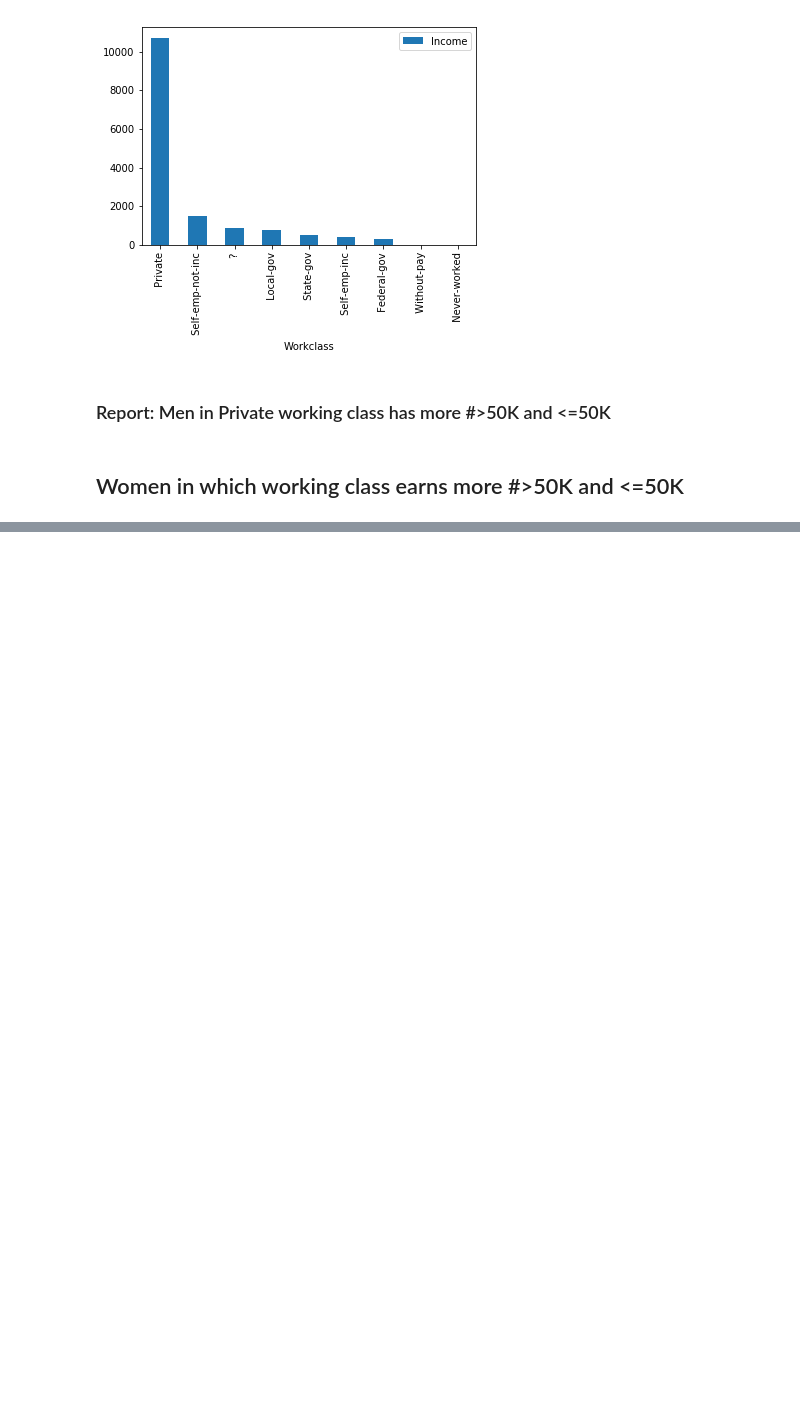
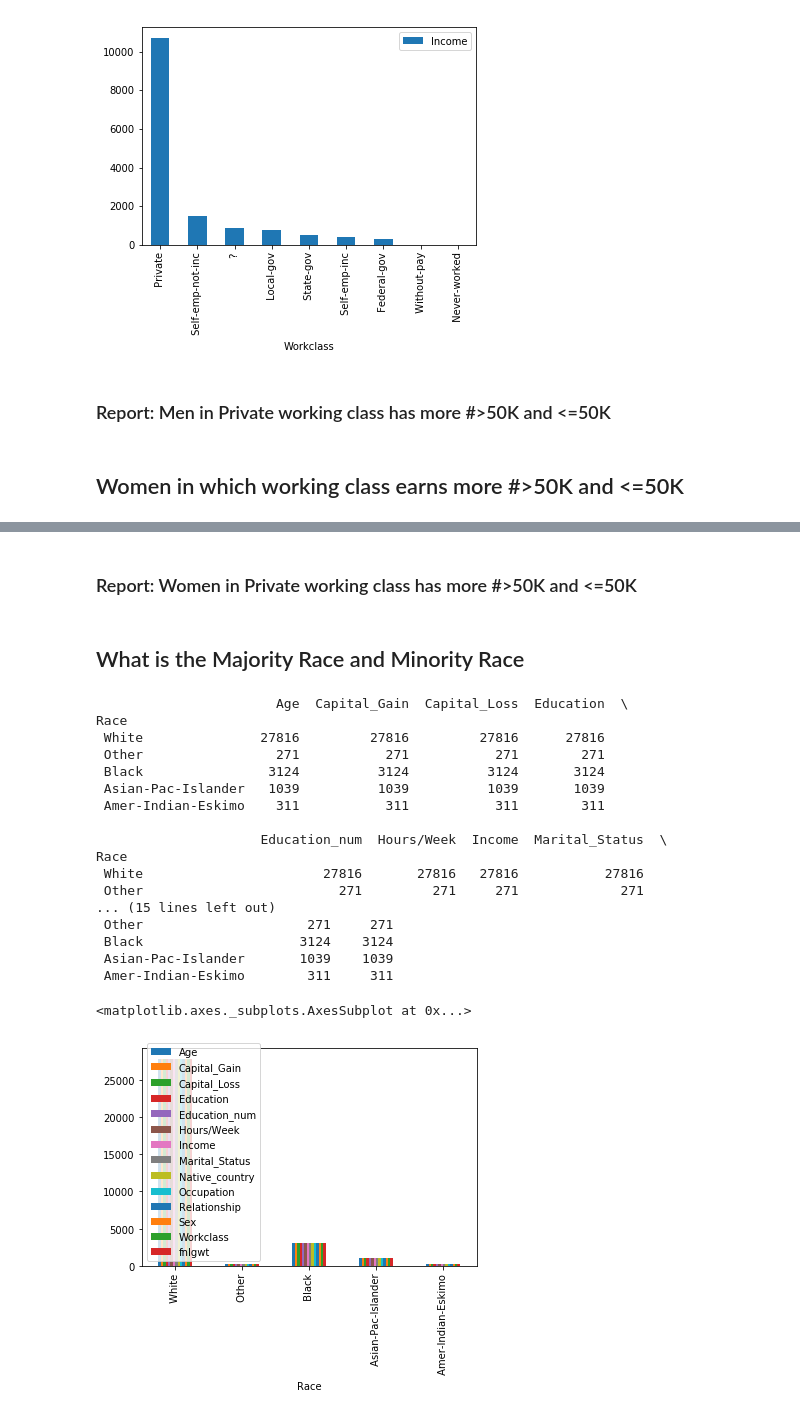
Before and after one commit to tejakummarikuntla/imaginea_assign, a Jupyter notebook: 02_EDA/MacBook/ipynb_pivots/Analysis_MacBook.ipynb, the cells around one changed output, grey strips where cells are left out. Cells and saved outputs as stored; diff of their text form; code cells hidden in the pictures; blank space fills up the shorter version.

```diff
--- a/02_EDA/MacBook/ipynb_pivots/Analysis_MacBook.ipynb
+++ b/02_EDA/MacBook/ipynb_pivots/Analysis_MacBook.ipynb
@@ -197,0 +234,28 @@ Workclass
+# %% [markdown]
+### Report: Women in Private working class has more #>50K and <=50K
+# %% [markdown]
+## What is the Majority Race and Minority Race
+# %%
+rc = train.pivot_table(index='Race', aggfunc='count').sort_values(by='Race', ascending=False)
+print(rc)
+rc.plot(kind='bar')
+# %% [output]
+                       Age  Capital_Gain  Capital_Loss  Education  \
+Race
+ White               27816         27816         27816      27816
+ Other                 271           271           271        271
+ Black                3124          3124          3124       3124
+ Asian-Pac-Islander   1039          1039          1039       1039
+ Amer-Indian-Eskimo    311           311           311        311
+
+                     Education_num  Hours/Week  Income  Marital_Status  \
+Race
+ White                       27816       27816   27816           27816
+ Other                         271         271     271             271
+... (15 lines left out)
+ Other                     271     271
+ Black                    3124    3124
+ Asian-Pac-Islander       1039    1039
+ Amer-Indian-Eskimo        311     311
+<matplotlib.axes._subplots.AxesSubplot at 0x...>
+[figure, added]
```
Also changed, not shown: parts of 16 cells of this notebook.
